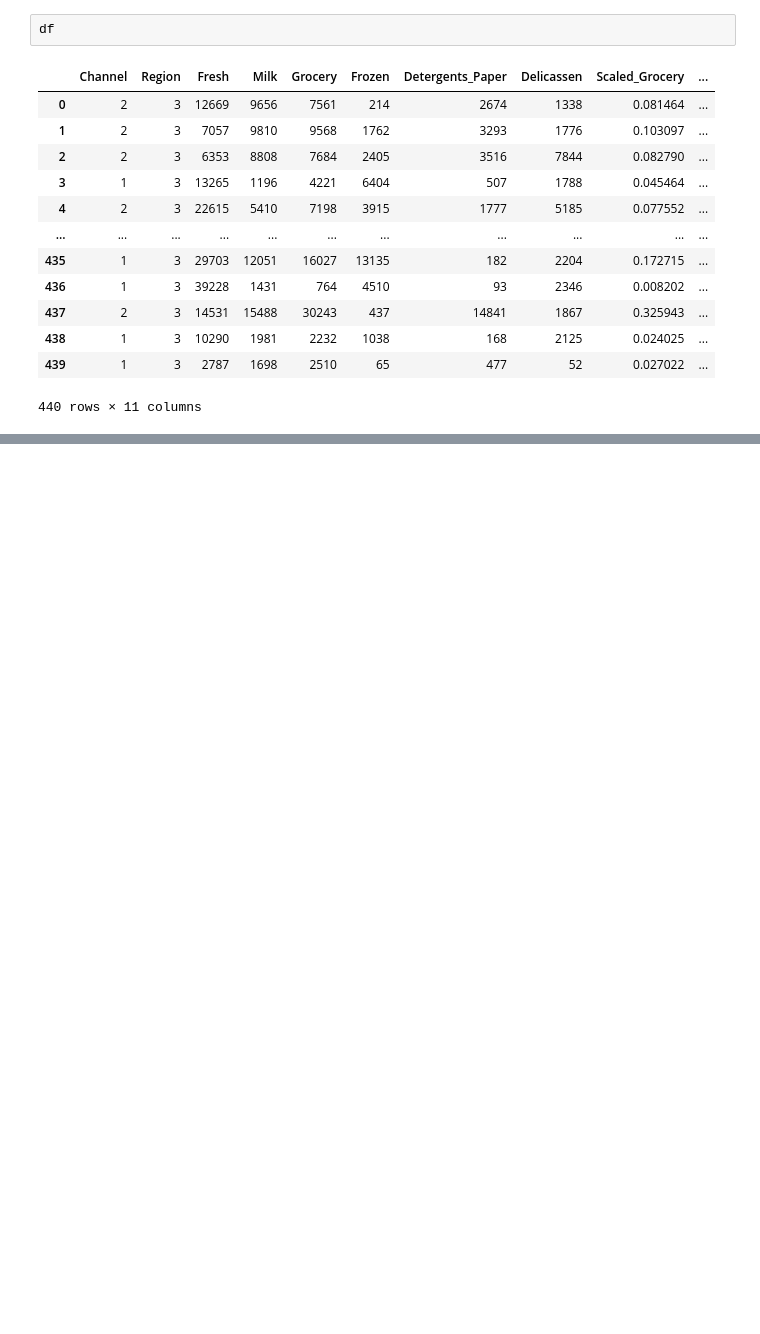
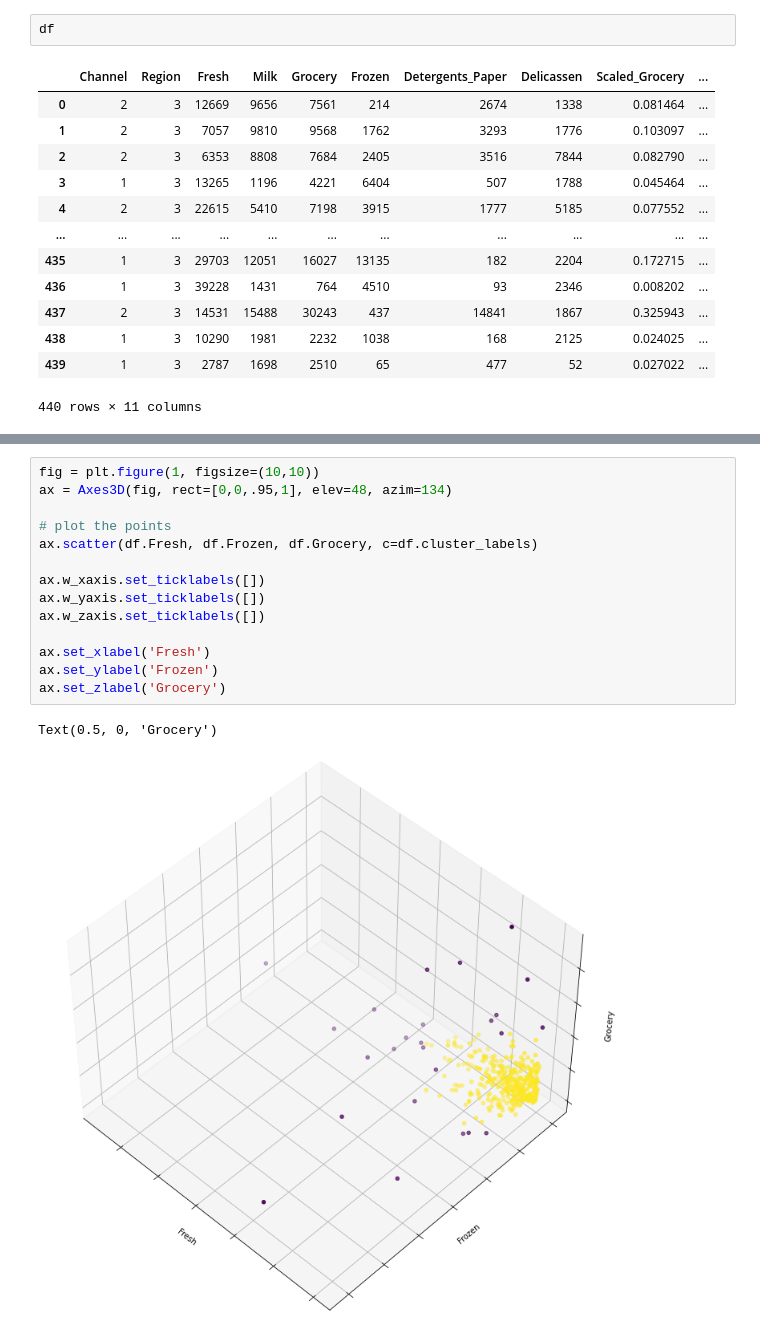
Before and after one commit to brentschriver/anomaly-detection-exercises, a Jupyter notebook: clustering-based-anomaly-detection-notes.ipynb, the cells around one changed output, grey strips where cells are left out. Saved outputs shown, nothing was run; the diff lists cells and outputs as text; blank space fills up the shorter version.

```diff
--- a/clustering-based-anomaly-detection-notes.ipynb
+++ b/clustering-based-anomaly-detection-notes.ipynb
@@ -130,0 +164,17 @@ df
+# %%
+fig = plt.figure(1, figsize=(10,10))
+ax = Axes3D(fig, rect=[0,0,.95,1], elev=48, azim=134)
+
+# plot the points
+ax.scatter(df.Fresh, df.Frozen, df.Grocery, c=df.cluster_labels)
+
+ax.w_xaxis.set_ticklabels([])
+ax.w_yaxis.set_ticklabels([])
+ax.w_zaxis.set_ticklabels([])
+
+ax.set_xlabel('Fresh')
+ax.set_ylabel('Frozen')
+ax.set_zlabel('Grocery')
+# %% [output]
+Text(0.5, 0, 'Grocery')
+[figure, added]
```
Also changed, not shown: parts of 18 cells of this notebook, 2 other files.
